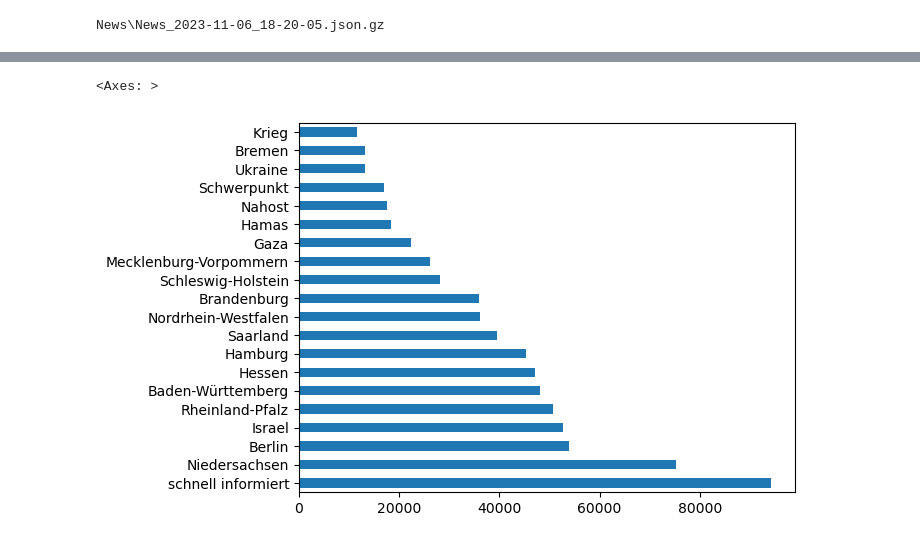
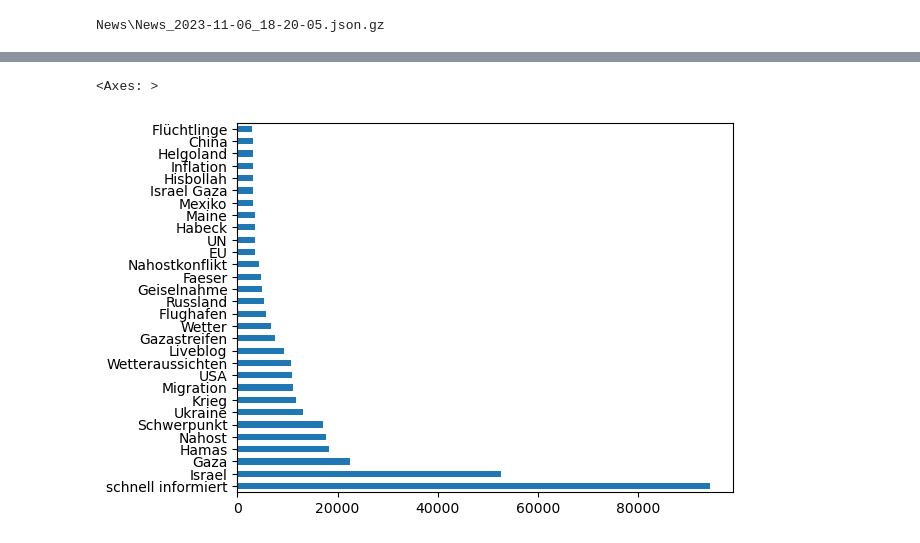
Before and after one commit to Dragomy/Tagesschau, a Jupyter notebook: wip.ipynb, the cells around one changed output, grey strips where cells are left out. Cells and saved outputs as stored; diff of their text form; code cells hidden in the pictures.

```diff
--- a/wip.ipynb
+++ b/wip.ipynb
@@ -51,5 +22,7 @@ top_tags = tag_counts.head(20)
+# %%
+taglist_no_regions = taglist_no_regions(df)
 # %%
-top_tags.plot(kind='barh')
+taglist_no_regions.head(30).plot(kind='barh')
 # %% [output]
 <Axes: >
-[figure, old version]
+[figure, new version]
```
Also changed, not shown: parts of 16 cells of this notebook, 1 other file.
